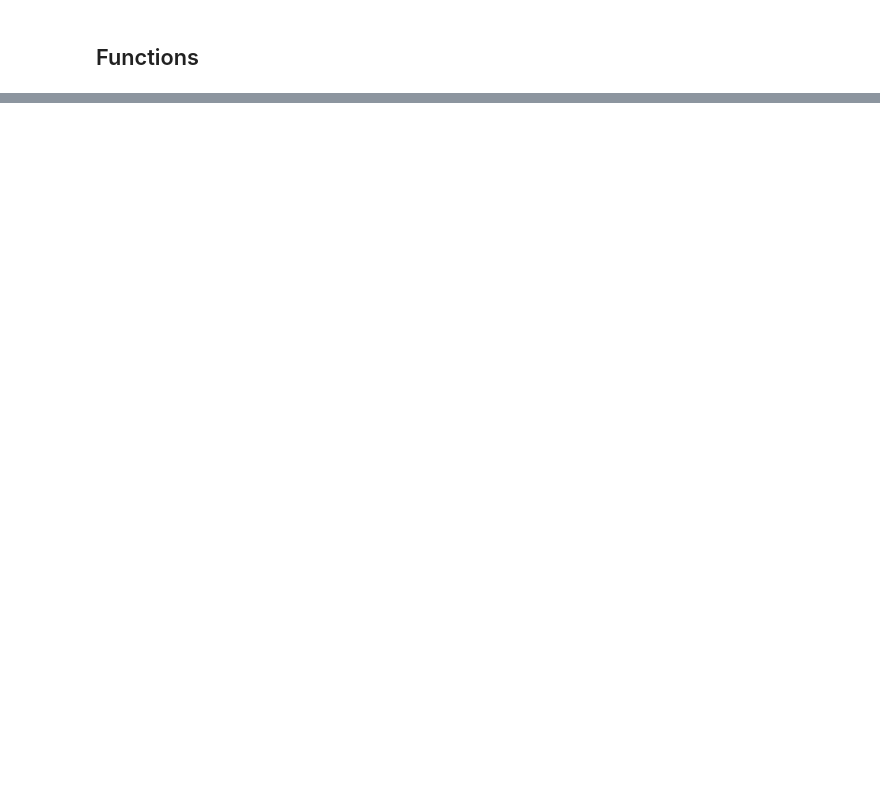
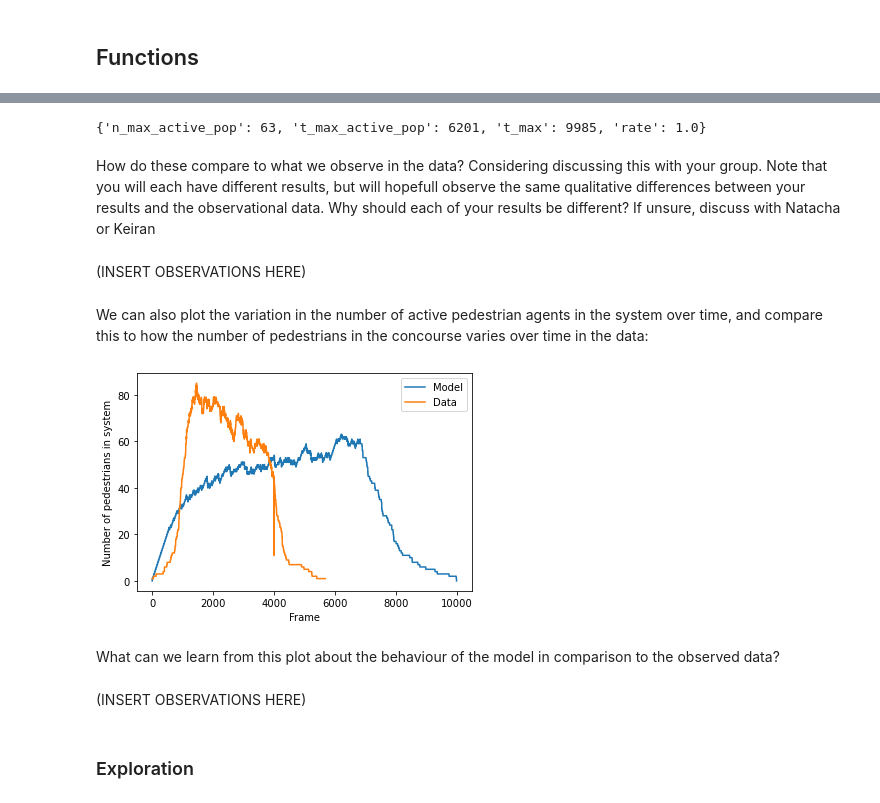
Before and after one commit to ksuchak1990/sense_practical, a Jupyter notebook: notebooks/3_birth_rate_calibration.ipynb, the cells around one changed output, grey strips where cells are left out. Cells and saved outputs as stored; diff of their text form; code cells hidden in the pictures; blank space fills up the shorter version.

Commit message:
Complete birth rate calibration code

```diff
--- a/notebooks/3_birth_rate_calibration.ipynb
+++ b/notebooks/3_birth_rate_calibration.ipynb
@@ -40,0 +146,6 @@ def get_error(observed_results, model_results):
+# %%
+scaling_factor = 25/14
+# %%
+speed = {'mean': 1.6026400144010877 / scaling_factor,
+         'std': 0.6642343305178546 / scaling_factor,
+         'min': 0.31125359137714953 / scaling_factor}
@@ -40,0 +175,31 @@ def get_error(observed_results, model_results):
+# %%
+# Create an empty list in which to collect results
+population_results = list()
+
+n_max_active_pop = 0
+t_max_active_pop = 0
+t_max = False
+
+# Iterate the model forward
+for _ in tqdm(range(model.step_limit)):
+    model.step()
+    timestep_results = {'frame': model.step_id,
+                        'active_pedestrians': model.pop_active}
+    population_results.append(timestep_results)
+
+    # Update max_active_pop
+    if model.pop_active > n_max_active_pop:
+        n_max_active_pop = model.pop_active
+        t_max_active_pop = model.step_id
+
+    # get t_max
+    if not t_max and model.step_id > 1000 and model.pop_active == 1:
+        t_max = model.step_id
+
+model_metrics = {'n_max_active_pop': n_max_active_pop,
+                 't_max_active_pop': t_max_active_pop,
+                 't_max': t_max,
+                 'rate': birth_rate}
+# %%
+# Convert list of population results into a Pandas dataframe
+population_results = pd.DataFrame(population_results)
@@ -40,0 +208,10 @@ def get_error(observed_results, model_results):
+# %%
+model_metrics
+# %% [output]
+{'n_max_active_pop': 63, 't_max_active_pop': 6201, 't_max': 9985, 'rate': 1.0}
+# %% [markdown]
+How do these compare to what we observe in the data? Considering discussing this with your group. Note that you will each have different results, but will hopefull observe the same qualitative differences between your results and the observational data. Why should each of your results be different? If unsure, discuss with Natacha or Keiran
+# %% [markdown]
+(INSERT OBSERVATIONS HERE)
+# %% [markdown]
+We can also plot the variation in the number of active pedestrian agents in the system over time, and compare this to how the number of pedestrians in the concourse varies over time in the data:
@@ -40,0 +220,16 @@ def get_error(observed_results, model_results):
+# %%
+plt.figure()
+sns.lineplot(x='frame', y='active_pedestrians', data=population_results, label='Model')
+sns.lineplot(x='frame', y='n_pedestrians', data=pedestrians_per_frame, label='Data')
+plt.xlabel('Frame')
+plt.ylabel('Number of pedestrians in system')
+plt.legend()
+plt.show()
+# %% [output]
+[figure, added]
+# %% [markdown]
+What can we learn from this plot about the behaviour of the model in comparison to the observed data?
+# %% [markdown]
+(INSERT OBSERVATIONS HERE)
+# %% [markdown]
+### Exploration
```
Also changed, not shown: parts of 36 cells of this notebook.
